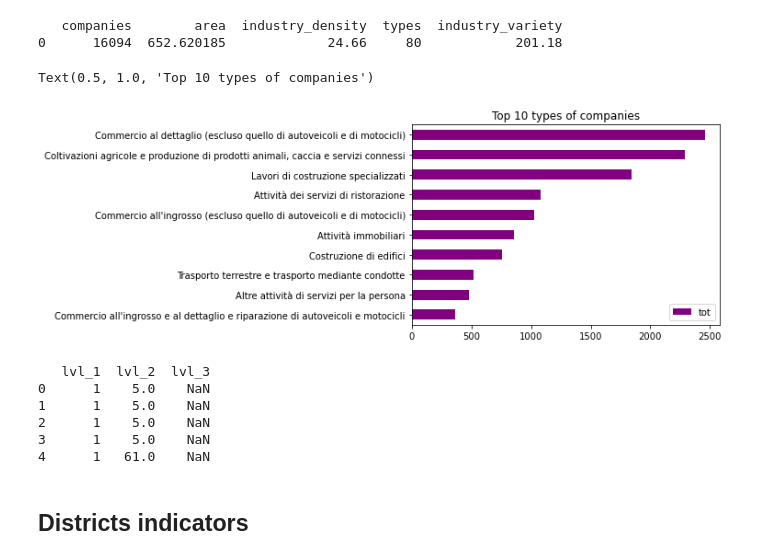
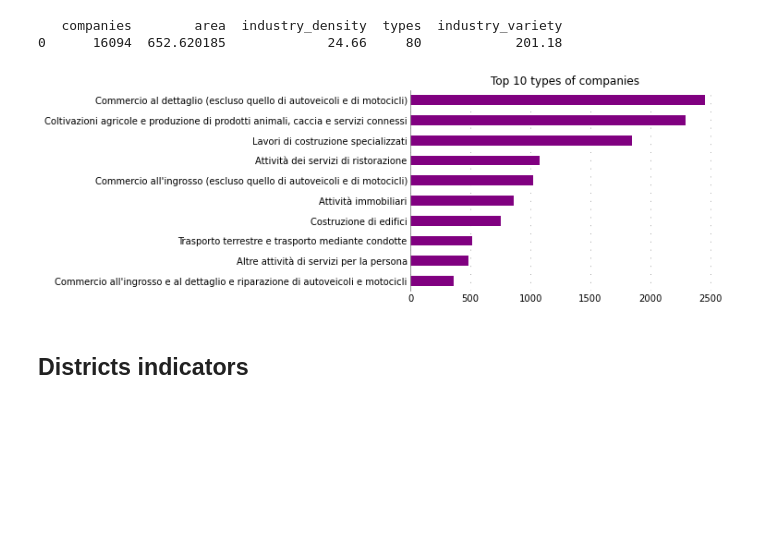
Before and after one commit to p-vale/citylife-indicators, a Jupyter notebook: ra/economy/ra_industry.ipynb, the cells around one changed output. Cells and saved outputs as stored; diff of their text form; code cells hidden in the pictures; blank space fills up the shorter version.

```diff
--- a/ra/economy/ra_industry.ipynb
+++ b/ra/economy/ra_industry.ipynb
@@ -141,26 +141,35 @@ print(ra)
 # %% [output]
    companies        area  industry_density  types  industry_variety
 0      16094  652.620185             24.66     80            201.18
+# %%
+def barth_settings(ax):
+    plt.ylabel('')
+    ax.spines['left'].set_ec('gray')
+    ax.spines['top'].set_visible(False)
+    ax.spines['right'].set_visible(False)
+    ax.spines['bottom'].set_visible(False)
+    ax.xaxis.grid( color = 'gray', linestyle = (0, (1, 10)) )
+    ax.set_axisbelow(True)
+    ax.tick_params(axis = u'both',
+                   which = u'both',
+                   length = 0
+                  )
 # %%
 variety_tot['tot'] = variety_tot['tot'].nlargest( n = 10 ) # mask top 10
 variety_tot = variety_tot.dropna( subset = ['tot'] ) # keep top 10
 variety_tot = variety_tot.sort_values( by = ['tot'] )
-variety_tot.plot.barh( x = 'ateco_nome', y = 'tot', color = 'purple')
-plt.ylabel('')
+fig, ax = plt.subplots()
+variety_tot.plot.barh( ax = ax,
+                      x = 'ateco_nome',
+                      y = 'tot',
+                      color = 'purple',
+                      legend = None,
+                     )
+barth_settings(ax)
 plt.title('Top 10 types of companies')
+plt.savefig( 'ra-companies-types.jpg', dpi = 150 )
 # %% [output]
-Text(0.5, 1.0, 'Top 10 types of companies')
-[figure, old version]
+[figure, new version]
-# %%
-ateco_net = pd.read_csv('../../data/ateco_net.csv')
-print(ateco_net.head())
-# %% [output]
-   lvl_1  lvl_2  lvl_3
-0      1    5.0    NaN
-1      1    5.0    NaN
-2      1    5.0    NaN
-3      1    5.0    NaN
-4      1   61.0    NaN
 # %%
 # G = nx.from_pandas_edgelist(ateco_net, 'lvl_1', 'lvl_2')
 # fig, ax = plt.subplots( figsize = (20, 15) )
```
Also changed, not shown: parts of 5 cells of this notebook, 11 other files.
